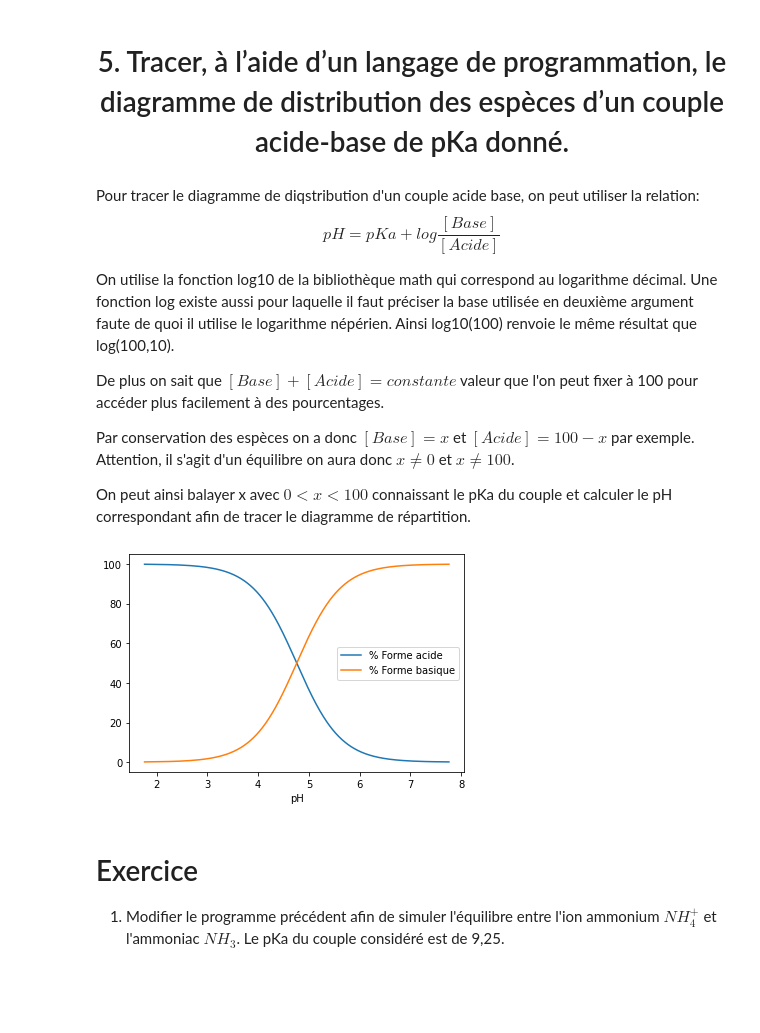
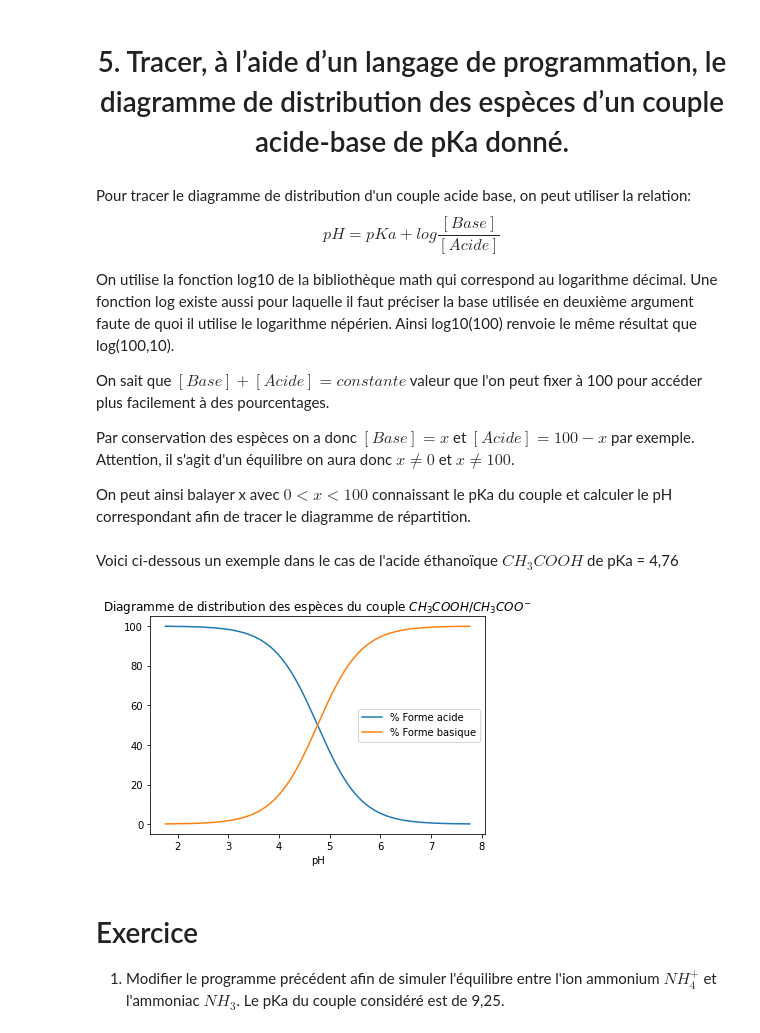
Before and after one commit to jcamponovo/pythonterm, a Jupyter notebook: pythonterm5.ipynb, the cells around one changed output. Saved outputs shown, nothing was run; the diff lists cells and outputs as text; code cells hidden in the pictures; blank space fills up the shorter version.

```diff
--- a/pythonterm5.ipynb
+++ b/pythonterm5.ipynb
@@ -16,12 +16,12 @@
 # %% [markdown]
 <h1 style="text-align:center;">5. Tracer, à l’aide d’un langage de programmation, le diagramme de distribution des espèces d’un couple acide-base de pKa donné.</h1>
 # %% [markdown]
-Pour tracer le diagramme de diqstribution d'un couple acide base, on peut utiliser la relation:
+Pour tracer le diagramme de distribution d'un couple acide base, on peut utiliser la relation:
 $$pH = pKa + log \frac{[Base]}{[Acide]}$$
 
 On utilise la fonction log10 de la bibliothèque math qui correspond au logarithme décimal. Une fonction log existe aussi pour laquelle il faut préciser la base utilisée en deuxième argument faute de quoi il utilise le logarithme népérien. Ainsi log10(100) renvoie le même résultat que log(100,10).
 
-De plus on sait que $[Base] + [Acide] = constante$ valeur que l'on peut fixer à 100 pour accéder plus facilement à des pourcentages.
+On sait que $[Base] + [Acide] = constante$ valeur que l'on peut fixer à 100 pour accéder plus facilement à des pourcentages.
 
 
 Par conservation des espèces on a donc $[Base] = x$ et $[Acide] = 100 - x$ par exemple. Attention, il s'agit d'un équilibre on aura donc $x \ne 0$ et $x \ne 100$.
@@ -30,31 +30,34 @@ On peut ainsi balayer x avec $0 < x < 100$ connaissant le pKa du couple et calcu
 # %%
 import matplotlib.pyplot as plt
 from math import log10
+# %% [markdown]
+Voici ci-dessous un exemple dans le cas de l'acide éthanoïque $CH_3COOH$ de pKa = 4,76
 # %%
 # paramètre de la simulation
 pKa = 4.76
 
 # Initialisation
 pH = []
 acide = []
 base = []
 
 # Simulation pour 999 valeurs de x entre 0 et 100
 dx = 0.1
 for i in range(1,1000):# élimine les cas i = 0 et i = 1000 qui posent problème
     x = i * dx
     acide.append(100 - x)
     base.append(x)
     pH.append(pKa + log10(base[-1]/acide[-1]))
 
 # Affichage du résultat
 plt.plot(pH,acide, label = "% Forme acide")
 plt.plot(pH,base, label = "% Forme basique")
 plt.xlabel("pH")
+plt.title(r"Diagramme de distribution des espèces du couple $CH_3COOH / CH_3COO^{-}$")
 plt.legend()
 plt.show()
 # %% [output]
-[figure, old version]
+[figure, new version]
 # %% [markdown]
 # Exercice
 1. Modifier le programme précédent afin de simuler l'équilibre entre l'ion ammonium $NH_4^{+}$ et l'ammoniac $NH_3$. Le pKa du couple considéré est de 9,25.
```
Also changed, not shown: parts of 9 cells of this notebook, 6 other files.
